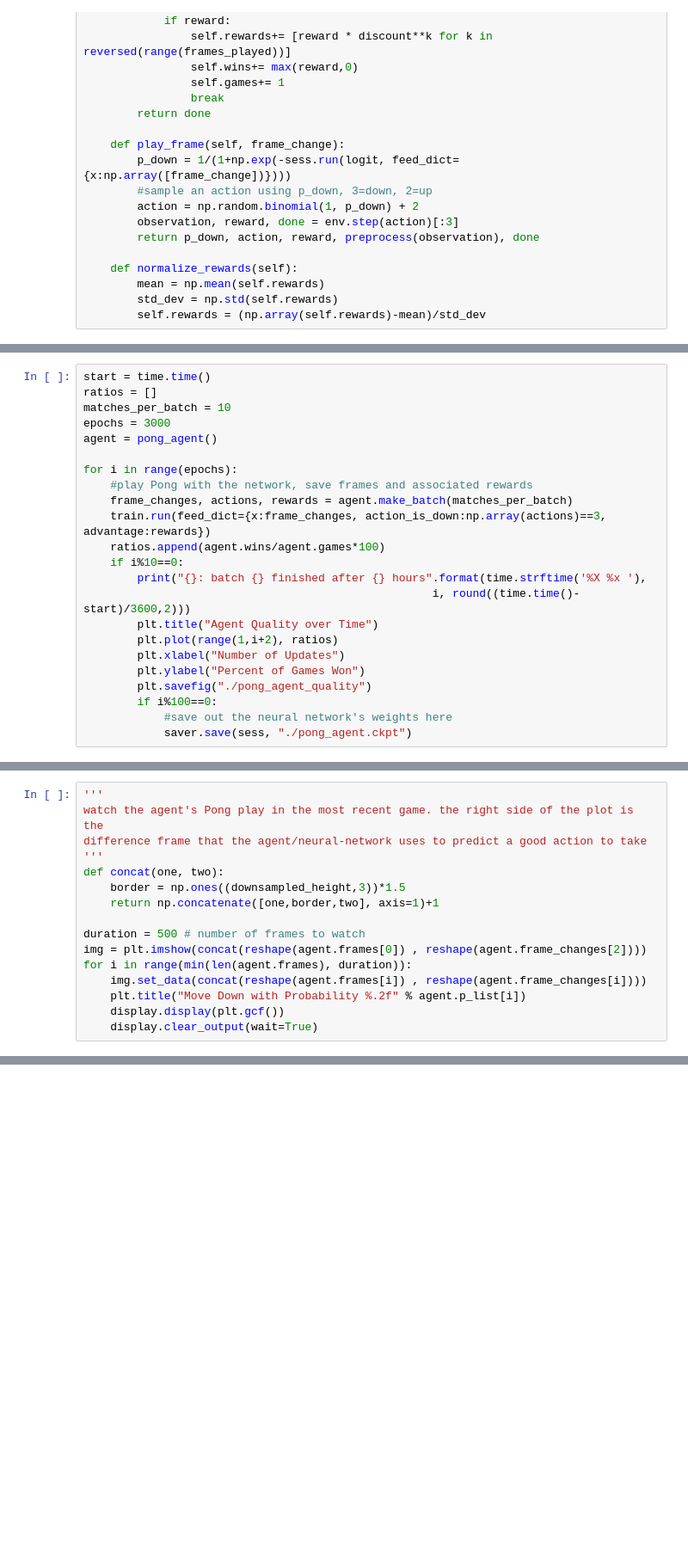
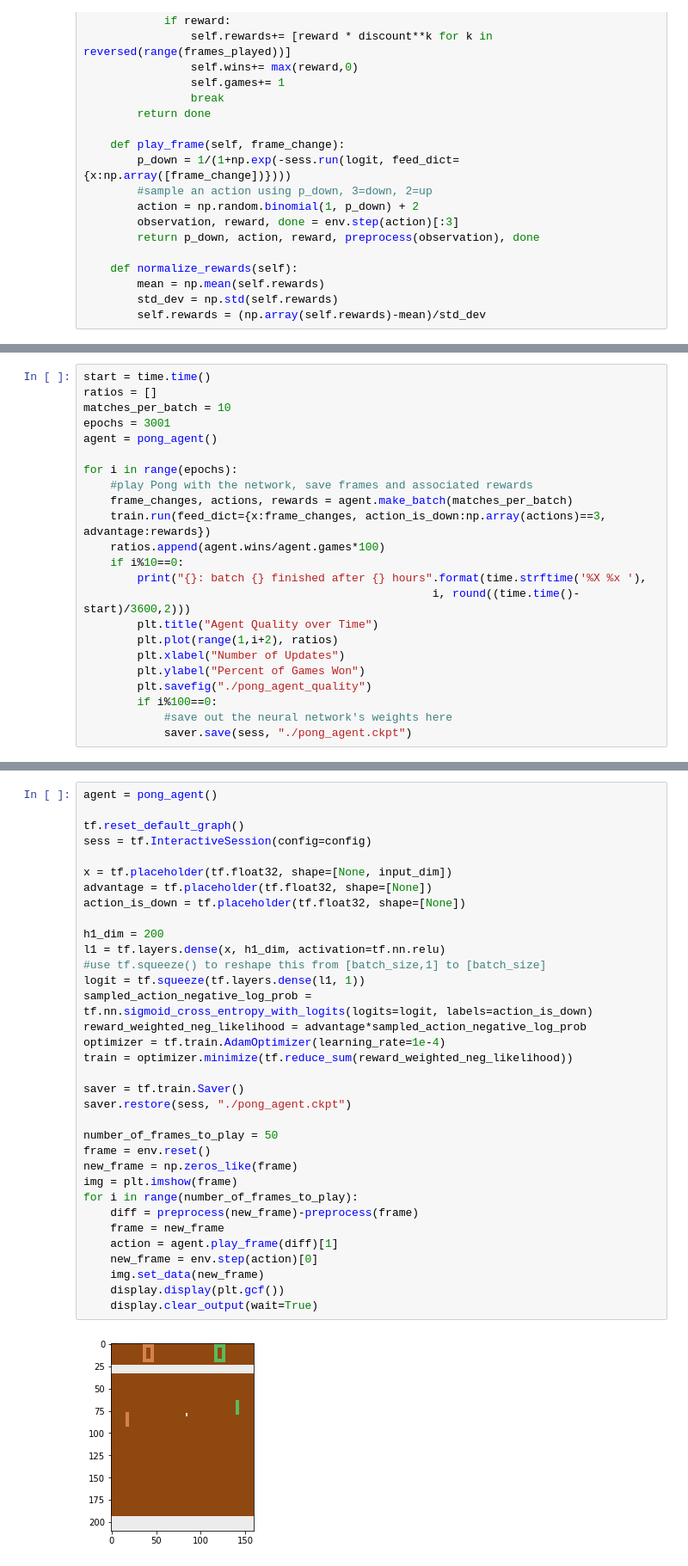
Before and after one commit to bbartoldson/examples, a Jupyter notebook: pong/pong.ipynb, the cells around one changed output, grey strips where cells are left out. Shown at 86% size. Cells and saved outputs as stored; diff of their text form; blank space fills up the shorter version.

Commit message:
finish pong agent

```diff
--- a/pong/pong.ipynb
+++ b/pong/pong.ipynb
@@ -170,7 +172,7 @@ This part takes a while. My setup processes ~100 batches/hour. To monitor progre
 start = time.time()
 ratios = []
 matches_per_batch = 10
-epochs = 3000
+epochs = 3001
 agent = pong_agent()
 
 for i in range(epochs):
@@ -194,16 +193,0 @@ for i in range(epochs):
-# %%
-'''
-watch the agent's Pong play in the most recent game. the right side of the plot is the
-difference frame that the agent/neural-network uses to predict a good action to take
-'''
-def concat(one, two):
-    border = np.ones((downsampled_height,3))*1.5
-    return np.concatenate([one,border,two], axis=1)+1
-
-duration = 500 # number of frames to watch
-img = plt.imshow(concat(reshape(agent.frames[0]) , reshape(agent.frame_changes[2])))
-for i in range(min(len(agent.frames), duration)):
-    img.set_data(concat(reshape(agent.frames[i]) , reshape(agent.frame_changes[i])))
-    plt.title("Move Down with Probability %.2f" % agent.p_list[i])
-    display.display(plt.gcf())
-    display.clear_output(wait=True)
@@ -211,0 +196,36 @@ for i in range(min(len(agent.frames), duration)):
+# %%
+agent = pong_agent()
+
+tf.reset_default_graph()
+sess = tf.InteractiveSession(config=config)
+
+x = tf.placeholder(tf.float32, shape=[None, input_dim])
+advantage = tf.placeholder(tf.float32, shape=[None])
+action_is_down = tf.placeholder(tf.float32, shape=[None])
+
+h1_dim = 200
+l1 = tf.layers.dense(x, h1_dim, activation=tf.nn.relu)
+#use tf.squeeze() to reshape this from [batch_size,1] to [batch_size]
+logit = tf.squeeze(tf.layers.dense(l1, 1))
+sampled_action_negative_log_prob = tf.nn.sigmoid_cross_entropy_with_logits(logits=logit, labels=action_is_down)
+reward_weighted_neg_likelihood = advantage*sampled_action_negative_log_prob
+optimizer = tf.train.AdamOptimizer(learning_rate=1e-4)
+train = optimizer.minimize(tf.reduce_sum(reward_weighted_neg_likelihood))
+
+saver = tf.train.Saver()
+saver.restore(sess, "./pong_agent.ckpt")
+
+number_of_frames_to_play = 50
+frame = env.reset()
+new_frame = np.zeros_like(frame)
+img = plt.imshow(frame)
+for i in range(number_of_frames_to_play):
+    diff = preprocess(new_frame)-preprocess(frame)
+    frame = new_frame
+    action = agent.play_frame(diff)[1]
+    new_frame = env.step(action)[0]
+    img.set_data(new_frame)
+    display.display(plt.gcf())
+    display.clear_output(wait=True)
+# %% [output]
+[figure, added]
```
Also changed, not shown: parts of 7 cells of this notebook, 5 other files.
